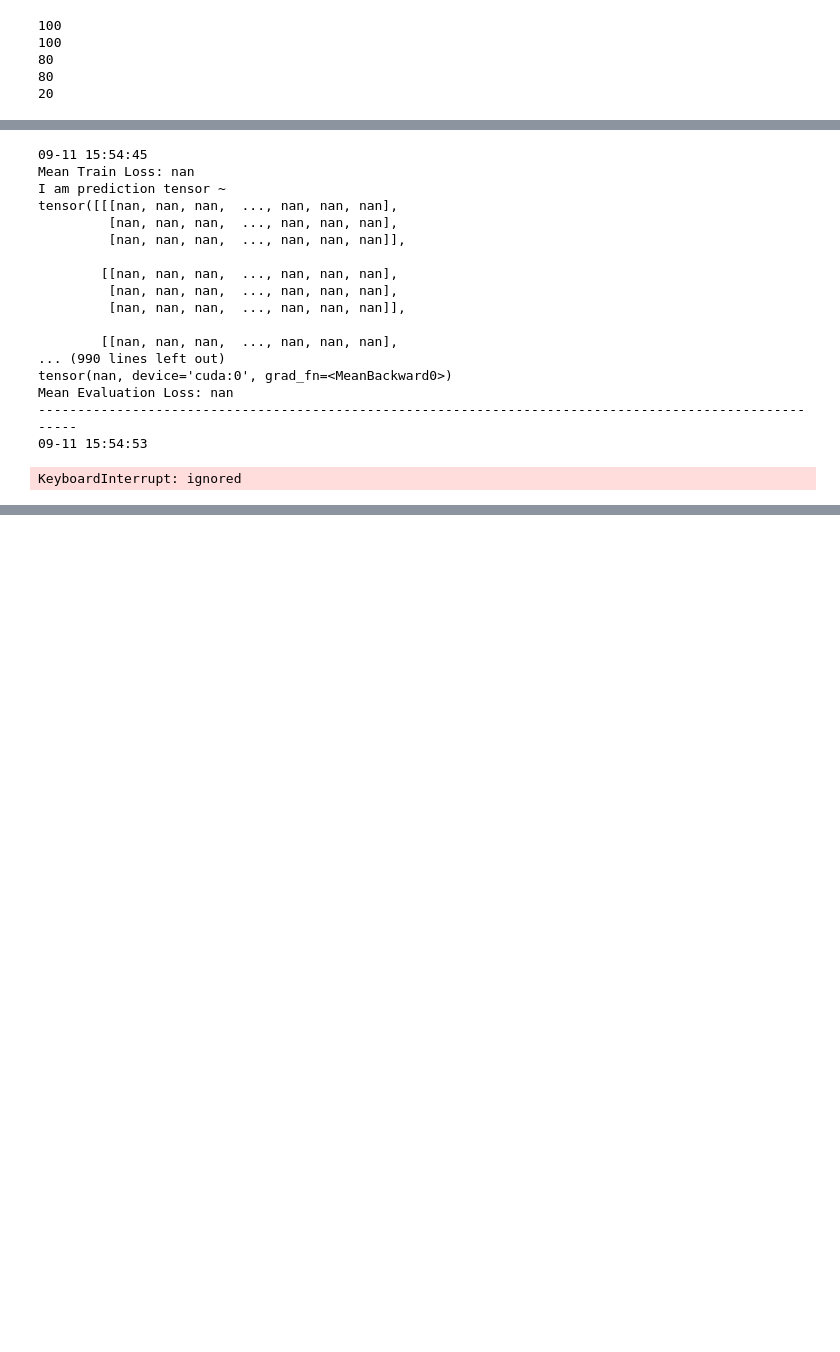
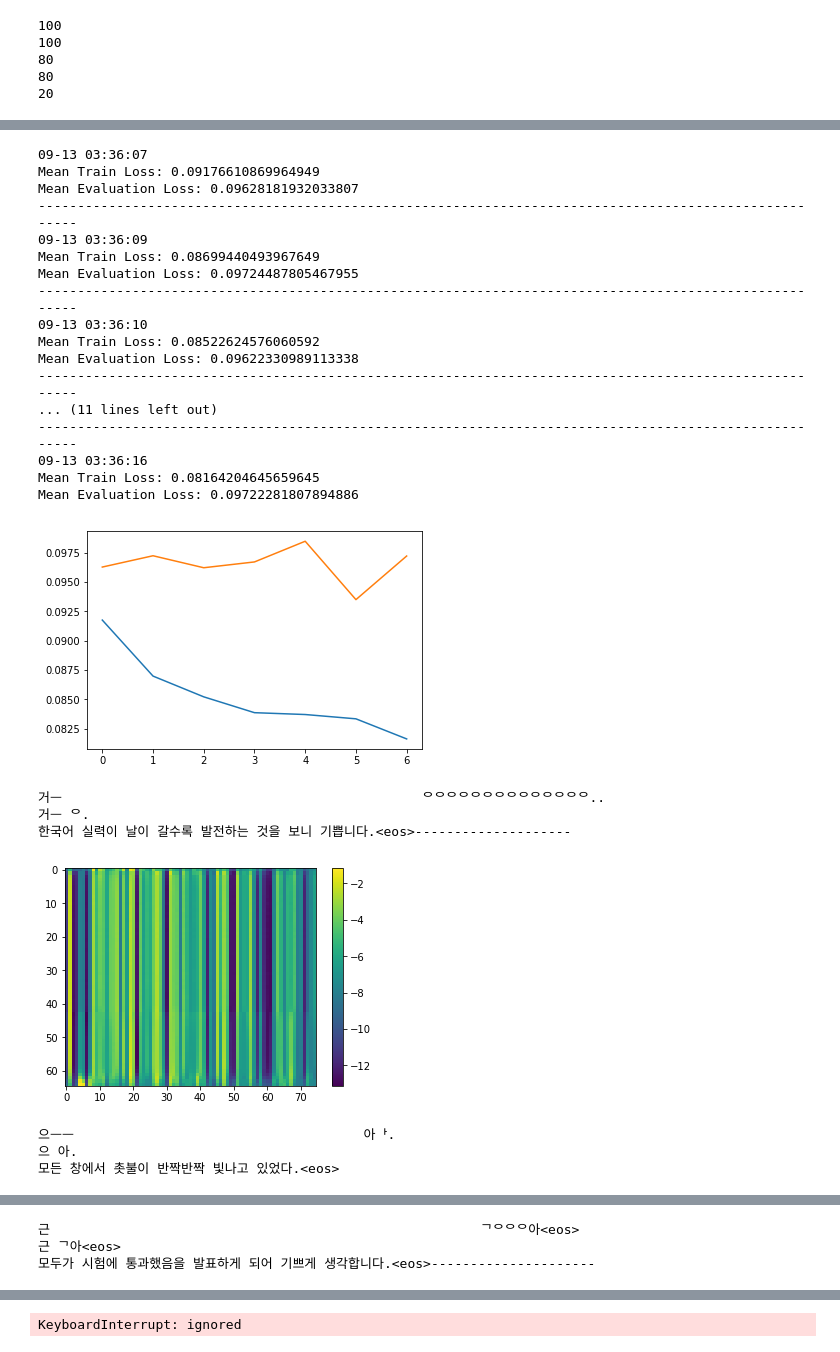
Before and after one commit to Joovvhan/korean-stt, a Jupyter notebook: notebooks/floatError.ipynb, the cells around one changed output, grey strips where cells are left out. Cells and saved outputs as stored; diff of their text form; code cells hidden in the pictures; blank space fills up the shorter version.

Commit message:
Found float errors

```diff
--- a/notebooks/floatError.ipynb
+++ b/notebooks/floatError.ipynb
@@ -582,25 +599,25 @@ def Decode_CTC_Prediction(prediction):
 # %%
 # 'keyword' determines the save keyword
 # Change this keyword if you want to start training a new model
-keyword = 'commented_test_kang_data'
+keyword = 'float_error_debug'
 
 # List of loss values
 loss_history_train = list()
 loss_history_eval = list()
 
-try:
-    loss_history_train = np.load('gdrive/My Drive/korean-single-speaker-speech-dataset/kss/model_saved/loss_history_train_{}.npy'.format(keyword)).tolist()
-    loss_history_eval = np.load('gdrive/My Drive/korean-single-speaker-speech-dataset/kss/model_saved/loss_history_eval_{}.npy'.format(keyword)).tolist()
-except:
-    print("Loading Failed")
+# try:
+#     loss_history_train = np.load('gdrive/My Drive/korean-single-speaker-speech-dataset/kss/model_saved/loss_history_train_{}.npy'.format(keyword)).tolist()
+#     loss_history_eval = np.load('gdrive/My Drive/korean-single-speaker-speech-dataset/kss/model_saved/loss_history_eval_{}.npy'.format(keyword)).tolist()
+# except:
+#     print("Loading Failed")
 # %%
 EPOCH = 3 * 60 * 4
 
 # Load model if model weights already exists
-try:
-    net.load('gdrive/My Drive/korean-single-speaker-speech-dataset/kss/model_saved/{}'.format(keyword))
-except:
-    print("Loading Error")
+# try:
+#     net.load('gdrive/My Drive/korean-single-speaker-speech-dataset/kss/model_saved/{}'.format(keyword))
+# except:
+#     print("Loading Error")
 
 for epoch in range(EPOCH):
 
@@ -662,47 +679,54 @@ for epoch in range(EPOCH):
         true_sentence = tokenizer.num2word(ground_truth[0, :].detach().numpy().astype(int))
         print(''.join(true_sentence))
 
         # Plot image
         # detach().cpu().numpy() transforms a tensor on gpu into a numpy matrix
         plt.figure()
         plt.imshow(pred_tensor[:, 0, :].detach().cpu().numpy())
         plt.colorbar()
         plt.show()
 
         _, index = pred_tensor_[:, 0, :].max(-1)
 
         sentence = tokenizer.num2word(index.view(-1))
         print(''.join(sentence))
         index_ = Decode_CTC_Prediction(index)
         sentence_ = tokenizer.num2word(index_)
         print(''.join(sentence_))
         true_sentence = tokenizer.num2word(ground_truth_[0, :].detach().numpy().astype(int))
         print(''.join(true_sentence))
 
         plt.figure()
         plt.imshow(pred_tensor_[:, 0, :].detach().cpu().numpy())
         plt.colorbar()
         plt.show()
 
 
 
     print("-------------------------------------------------------------------------------------------------------")
 # %% [output]
-09-11 15:54:45
-Mean Train Loss: nan
-I am prediction tensor ~
-tensor([[[nan, nan, nan,  ..., nan, nan, nan],
-         [nan, nan, nan,  ..., nan, nan, nan],
-         [nan, nan, nan,  ..., nan, nan, nan]],
-
-        [[nan, nan, nan,  ..., nan, nan, nan],
-         [nan, nan, nan,  ..., nan, nan, nan],
-         [nan, nan, nan,  ..., nan, nan, nan]],
-
-        [[nan, nan, nan,  ..., nan, nan, nan],
-... (990 lines left out)
-tensor(nan, device='cuda:0', grad_fn=<MeanBackward0>)
-Mean Evaluation Loss: nan
+09-13 03:36:07
+Mean Train Loss: 0.09176610869964949
+Mean Evaluation Loss: 0.09628181932033807
 -------------------------------------------------------------------------------------------------------
-09-11 15:54:53
+09-13 03:36:09
+Mean Train Loss: 0.08699440493967649
+Mean Evaluation Loss: 0.09724487805467955
+-------------------------------------------------------------------------------------------------------
+09-13 03:36:10
+Mean Train Loss: 0.08522624576060592
+Mean Evaluation Loss: 0.09622330989113338
+-------------------------------------------------------------------------------------------------------
+... (11 lines left out)
+-------------------------------------------------------------------------------------------------------
+09-13 03:36:16
+Mean Train Loss: 0.08164204645659645
+Mean Evaluation Loss: 0.09722281807894886
+[figure, added]
-KeyboardInterrupt: ignored
+거ᅳ                                              ᄋᄋᄋᄋᄋᄋᄋᄋᄋᄋᄋᄋᄋᄋ..
+거ᅳ ᄋ.
+한국어 실력이 날이 갈수록 발전하는 것을 보니 기쁩니다.<eos>--------------------
+[figure, added]
+으ᅳᅳ                                     아ᅡ.
+으 아.
+모든 창에서 촛불이 반짝반짝 빛나고 있었다.<eos>
@@ -708,0 +752,3 @@ KeyboardInterrupt: ignored
+근                                                       ᄀᄋᄋᄋ아<eos>
+근 ᄀ아<eos>
+모두가 시험에 통과했음을 발표하게 되어 기쁘게 생각합니다.<eos>---------------------
@@ -708,0 +778 @@ KeyboardInterrupt: ignored
+KeyboardInterrupt: ignored
```
Also changed, not shown: parts of 2 cells of this notebook.
